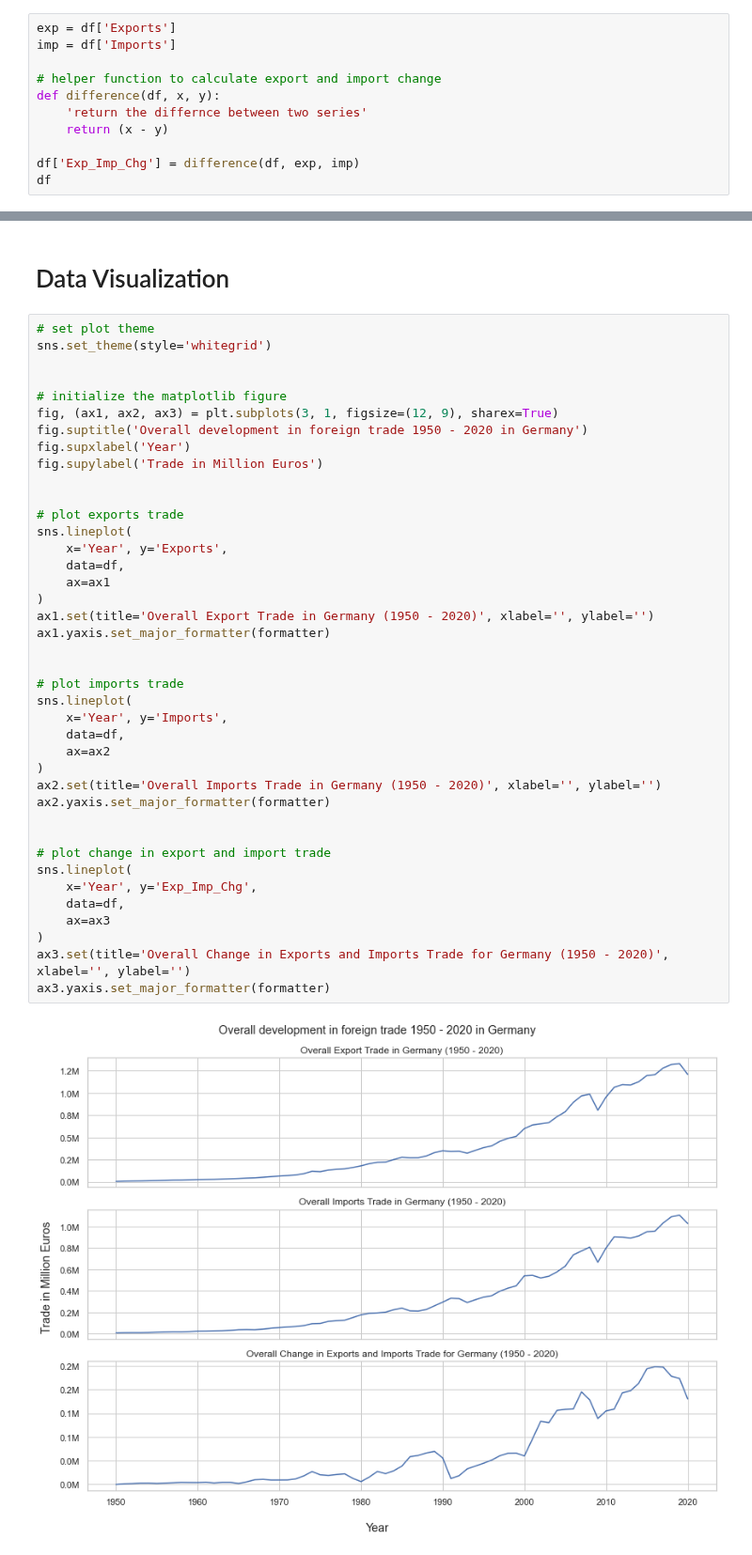
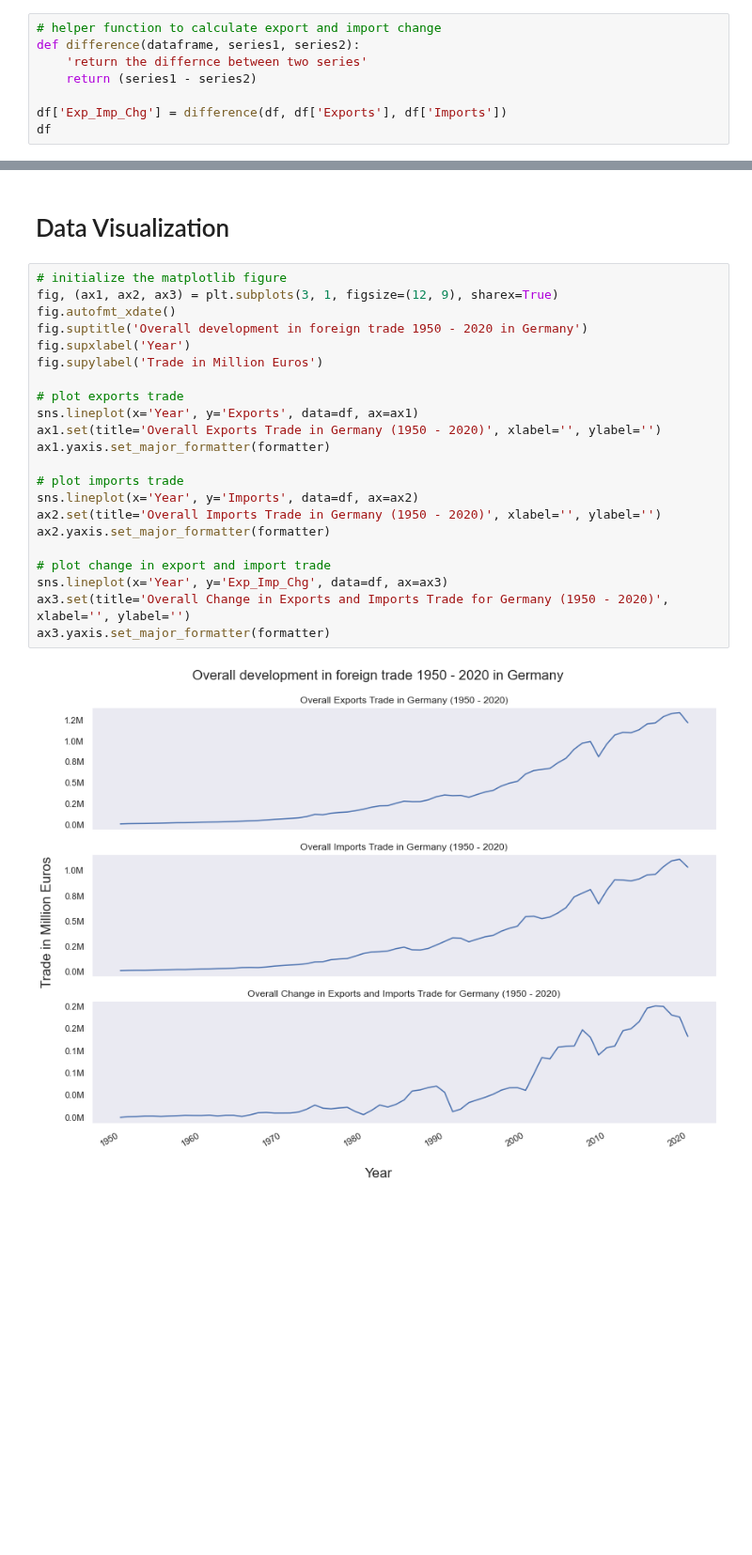
Before and after one commit to eldrigeampong/Data-Science, a Jupyter notebook: Statistisches Bundesamt/Economy/proj1.ipynb, the cells around one changed output, grey strips where cells are left out. Shown at 94% size. Saved outputs shown, nothing was run; the diff lists cells and outputs as text; blank space fills up the shorter version.

```diff
--- a/Statistisches Bundesamt/Economy/proj1.ipynb
+++ b/Statistisches Bundesamt/Economy/proj1.ipynb
@@ -96,15 +97,12 @@ Data columns (total 5 columns):
 dtypes: float64(2), int32(2), int64(1)
 memory usage: 2.3 KB
 # %%
-exp = df['Exports']
-imp = df['Imports']
+# helper function to calculate export and import change
+def difference(dataframe, series1, series2):
+    'return the differnce between two series'
+    return (series1 - series2)
 
-# helper function to calculate export and import change
-def difference(df, x, y):
-    'return the differnce between two series'
-    return (x - y)
-
-df['Exp_Imp_Chg'] = difference(df, exp, imp)
+df['Exp_Imp_Chg'] = difference(df, df['Exports'], df['Imports'])
 df
 # %% [output]
 |  | Year | Exports | Imports | Exports_Pct | Imports_Pct | Exp_Imp_Chg |
@@ -168,44 +166,26 @@ formatter = FuncFormatter(million)
 # %% [markdown]
 # Data Visualization
 # %%
-# set plot theme
-sns.set_theme(style='whitegrid')
-
-
 # initialize the matplotlib figure
 fig, (ax1, ax2, ax3) = plt.subplots(3, 1, figsize=(12, 9), sharex=True)
+fig.autofmt_xdate()
 fig.suptitle('Overall development in foreign trade 1950 - 2020 in Germany')
 fig.supxlabel('Year')
 fig.supylabel('Trade in Million Euros')
 
-
 # plot exports trade
-sns.lineplot(
-    x='Year', y='Exports',
-    data=df,
-    ax=ax1
-)
-ax1.set(title='Overall Export Trade in Germany (1950 - 2020)', xlabel='', ylabel='')
+sns.lineplot(x='Year', y='Exports', data=df, ax=ax1)
+ax1.set(title='Overall Exports Trade in Germany (1950 - 2020)', xlabel='', ylabel='')
 ax1.yaxis.set_major_formatter(formatter)
 
-
 # plot imports trade
-sns.lineplot(
-    x='Year', y='Imports',
-    data=df,
-    ax=ax2
-)
+sns.lineplot(x='Year', y='Imports', data=df, ax=ax2)
 ax2.set(title='Overall Imports Trade in Germany (1950 - 2020)', xlabel='', ylabel='')
 ax2.yaxis.set_major_formatter(formatter)
 
-
 # plot change in export and import trade
-sns.lineplot(
-    x='Year', y='Exp_Imp_Chg',
-    data=df,
-    ax=ax3
-)
+sns.lineplot(x='Year', y='Exp_Imp_Chg', data=df, ax=ax3)
 ax3.set(title='Overall Change in Exports and Imports Trade for Germany (1950 - 2020)', xlabel='', ylabel='')
 ax3.yaxis.set_major_formatter(formatter)
 # %% [output]
-[figure, old version]
+[figure, new version]
```
Also changed, not shown: parts of 6 cells of this notebook.
